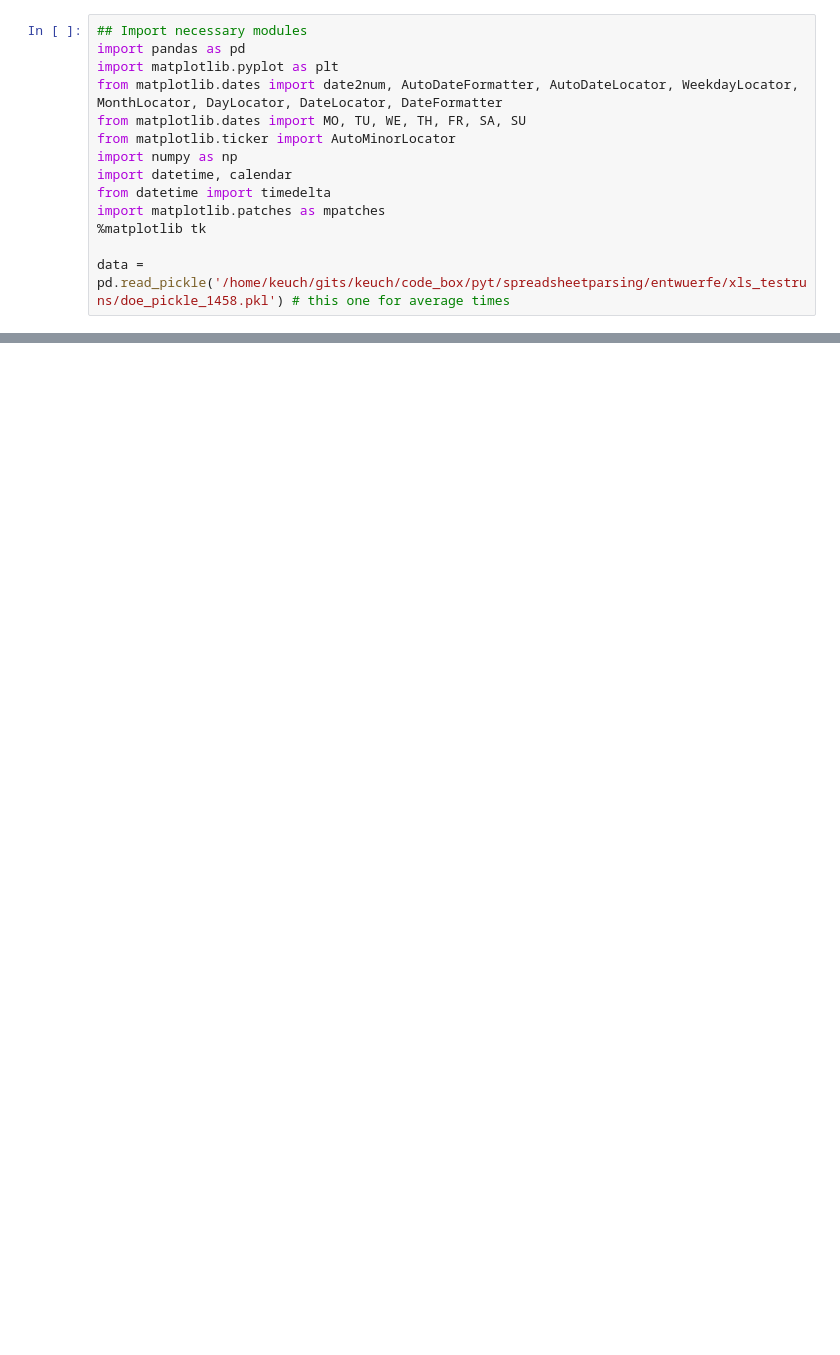
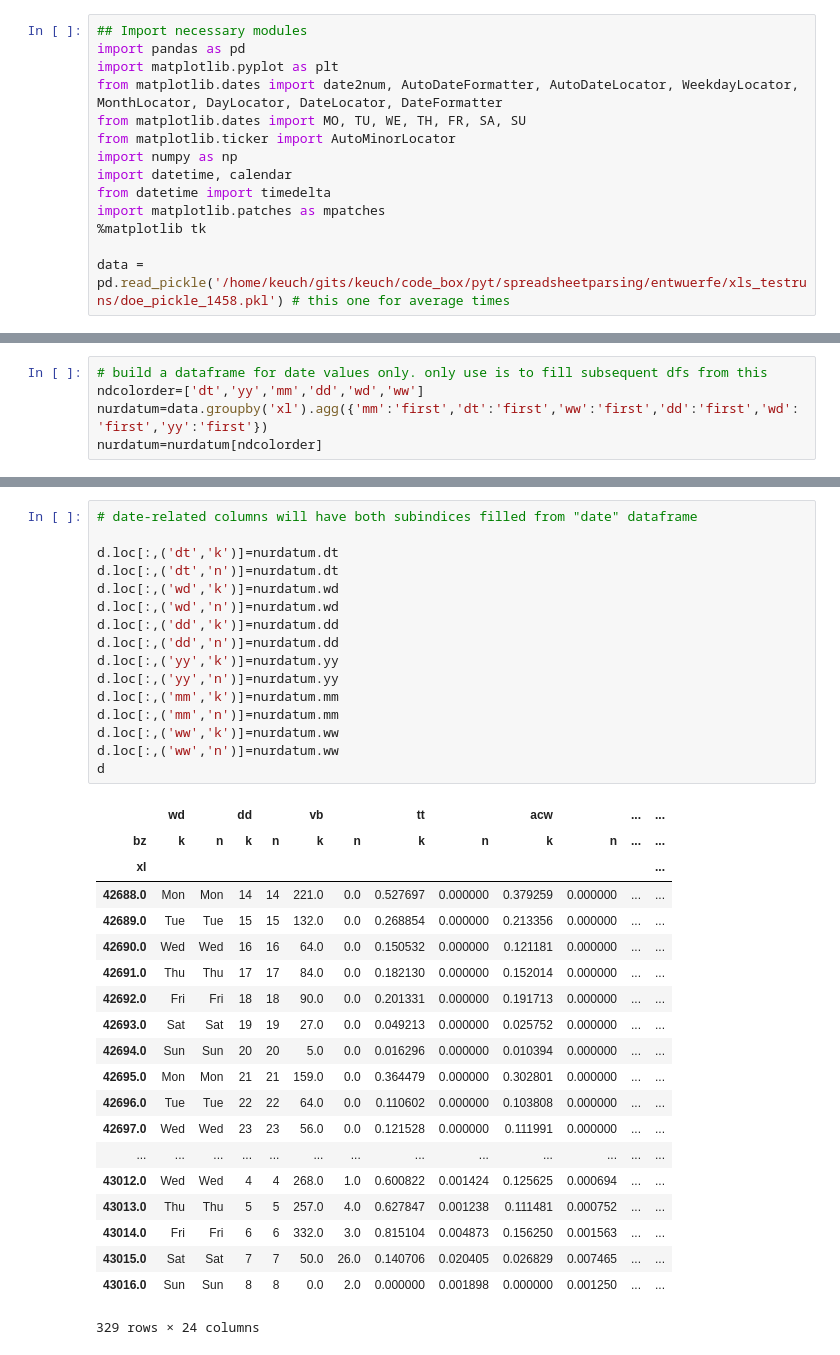
Before and after one commit to gestos/keuch, a Jupyter notebook: code_box/pyt/spreadsheetparsing/decently_indexed_frame.ipynb, the cells around one changed output, grey strips where cells are left out. Saved outputs shown, nothing was run; the diff lists cells and outputs as text; blank space fills up the shorter version.

```diff
--- a/code_box/pyt/spreadsheetparsing/decently_indexed_frame.ipynb
+++ b/code_box/pyt/spreadsheetparsing/decently_indexed_frame.ipynb
@@ -34 +18,6 @@ DatetimeIndex(['2016-11-14 00:00:00', '2016-11-14 01:00:00',
+# %%
+# build a dataframe for date values only. only use is to fill subsequent dfs from this
+ndcolorder=['dt','yy','mm','dd','wd','ww']
+nurdatum=data.groupby('xl').agg({'mm':'first','dt':'first','ww':'first','dd':'first','wd':'first','yy':'first'})
+nurdatum=nurdatum[ndcolorder]
 # %%
@@ -120,0 +52,37 @@ FrozenList([[2016-11-14, 2016-11-15, 2016-11-16, 2016-11-17, 2016-11-18, 2016-11
+# %%
+# date-related columns will have both subindices filled from "date" dataframe
+
+d.loc[:,('dt','k')]=nurdatum.dt
+d.loc[:,('dt','n')]=nurdatum.dt
+d.loc[:,('wd','k')]=nurdatum.wd
+d.loc[:,('wd','n')]=nurdatum.wd
+d.loc[:,('dd','k')]=nurdatum.dd
+d.loc[:,('dd','n')]=nurdatum.dd
+d.loc[:,('yy','k')]=nurdatum.yy
+d.loc[:,('yy','n')]=nurdatum.yy
+d.loc[:,('mm','k')]=nurdatum.mm
+d.loc[:,('mm','n')]=nurdatum.mm
+d.loc[:,('ww','k')]=nurdatum.ww
+d.loc[:,('ww','n')]=nurdatum.ww
+d
+# %% [output]
+|  | wd |  | dd |  | vb |  | tt |  | acw |  | ... | ... |
+| bz | k | n | k | n | k | n | k | n | k | n | ... | ... |
+| xl |  |  |  |  |  |  |  |  |  |  |  | ... |
+| 42688.0 | Mon | Mon | 14 | 14 | 221.0 | 0.0 | 0.527697 | 0.000000 | 0.379259 | 0.000000 | ... | ... |
+| 42689.0 | Tue | Tue | 15 | 15 | 132.0 | 0.0 | 0.268854 | 0.000000 | 0.213356 | 0.000000 | ... | ... |
+| 42690.0 | Wed | Wed | 16 | 16 | 64.0 | 0.0 | 0.150532 | 0.000000 | 0.121181 | 0.000000 | ... | ... |
+| 42691.0 | Thu | Thu | 17 | 17 | 84.0 | 0.0 | 0.182130 | 0.000000 | 0.152014 | 0.000000 | ... | ... |
+| 42692.0 | Fri | Fri | 18 | 18 | 90.0 | 0.0 | 0.201331 | 0.000000 | 0.191713 | 0.000000 | ... | ... |
+| 42693.0 | Sat | Sat | 19 | 19 | 27.0 | 0.0 | 0.049213 | 0.000000 | 0.025752 | 0.000000 | ... | ... |
+| 42694.0 | Sun | Sun | 20 | 20 | 5.0 | 0.0 | 0.016296 | 0.000000 | 0.010394 | 0.000000 | ... | ... |
+| 42695.0 | Mon | Mon | 21 | 21 | 159.0 | 0.0 | 0.364479 | 0.000000 | 0.302801 | 0.000000 | ... | ... |
+| 42696.0 | Tue | Tue | 22 | 22 | 64.0 | 0.0 | 0.110602 | 0.000000 | 0.103808 | 0.000000 | ... | ... |
+| 42697.0 | Wed | Wed | 23 | 23 | 56.0 | 0.0 | 0.121528 | 0.000000 | 0.111991 | 0.000000 | ... | ... |
+| ... | ... | ... | ... | ... | ... | ... | ... | ... | ... | ... | ... | ... |
+| 43012.0 | Wed | Wed | 4 | 4 | 268.0 | 1.0 | 0.600822 | 0.001424 | 0.125625 | 0.000694 | ... | ... |
+| 43013.0 | Thu | Thu | 5 | 5 | 257.0 | 4.0 | 0.627847 | 0.001238 | 0.111481 | 0.000752 | ... | ... |
+| 43014.0 | Fri | Fri | 6 | 6 | 332.0 | 3.0 | 0.815104 | 0.004873 | 0.156250 | 0.001563 | ... | ... |
+| 43015.0 | Sat | Sat | 7 | 7 | 50.0 | 26.0 | 0.140706 | 0.020405 | 0.026829 | 0.007465 | ... | ... |
+| 43016.0 | Sun | Sun | 8 | 8 | 0.0 | 2.0 | 0.000000 | 0.001898 | 0.000000 | 0.001250 | ... | ... |
+329 rows × 24 columns
```
Also changed, not shown: parts of 15 cells of this notebook.
